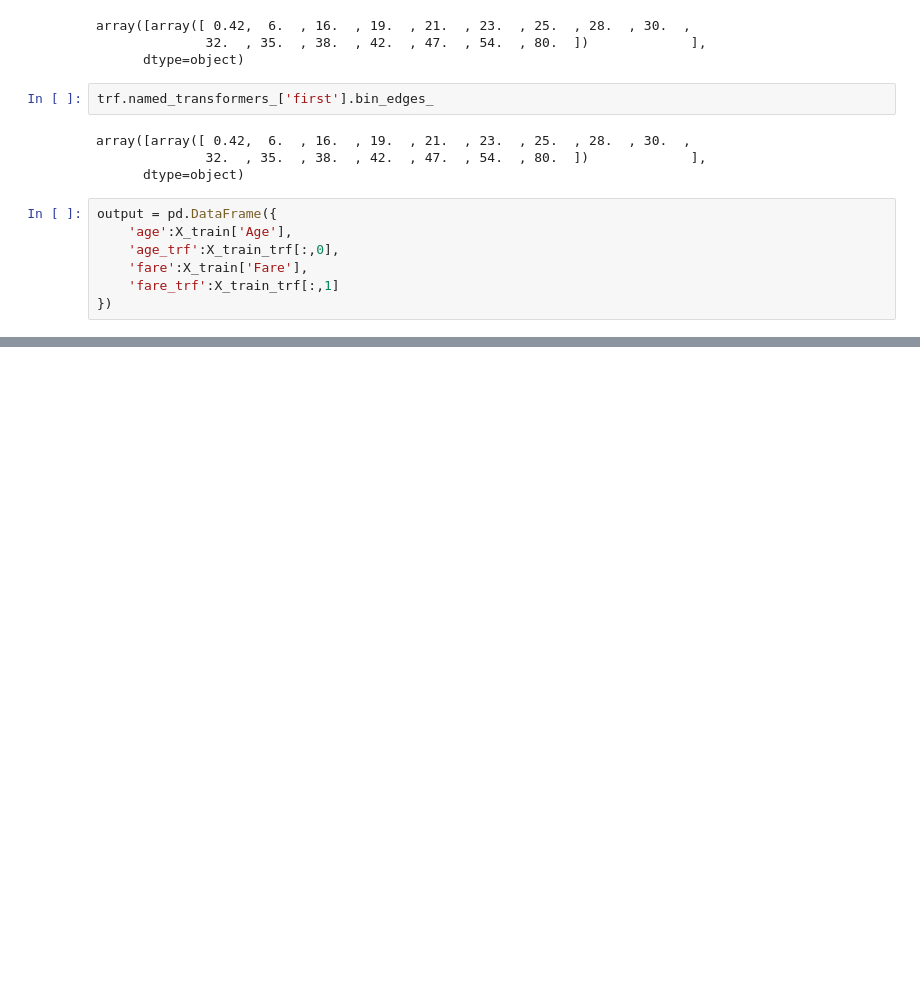
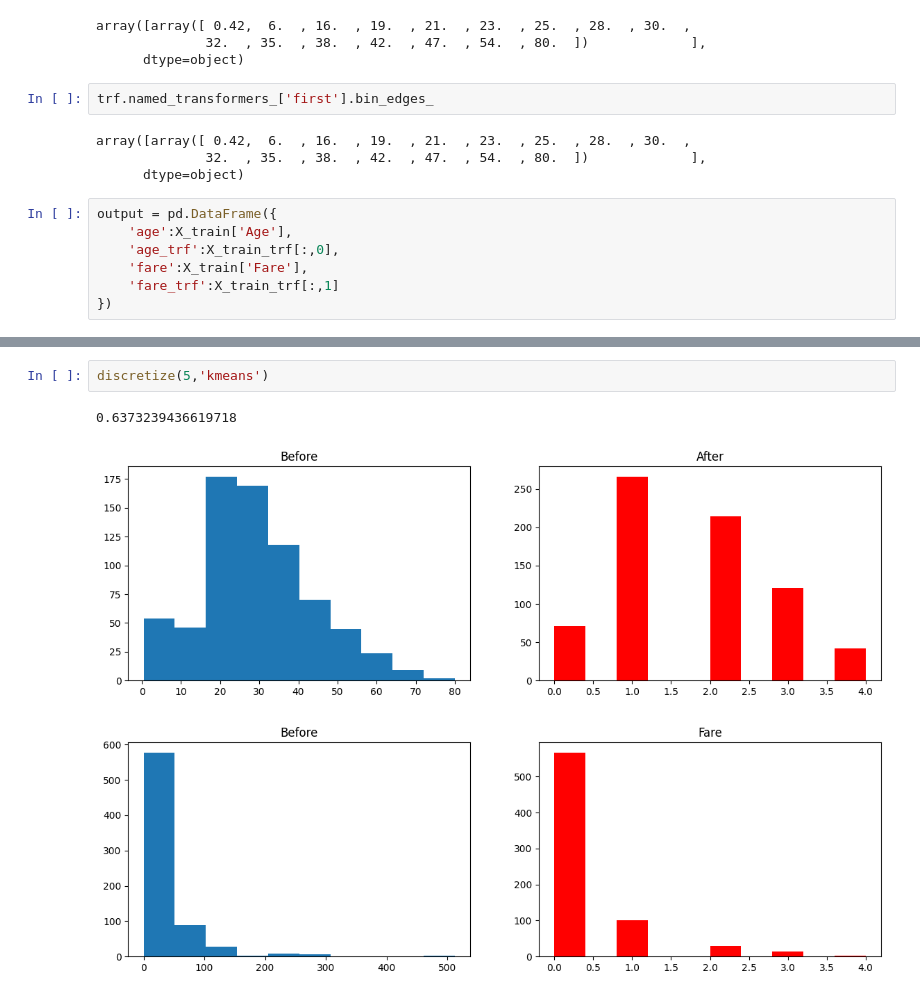
Before and after one commit to najnin26/Machine-Learning, a Jupyter notebook: Basic/binning.ipynb, the cells around one changed output, grey strips where cells are left out. Cells and saved outputs as stored; diff of their text form; blank space fills up the shorter version.

```diff
--- a/Basic/binning.ipynb
+++ b/Basic/binning.ipynb
@@ -92,0 +146,6 @@ output.sample(5)
+# %%
+discretize(5,'kmeans')
+# %% [output]
+0.6373239436619718
+[figure, added]
+[figure, added]
```
Also changed, not shown: parts of 8 cells of this notebook.
